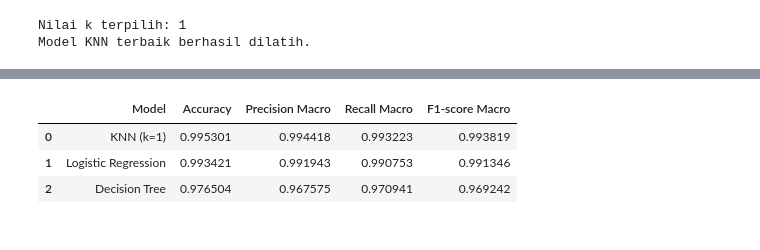
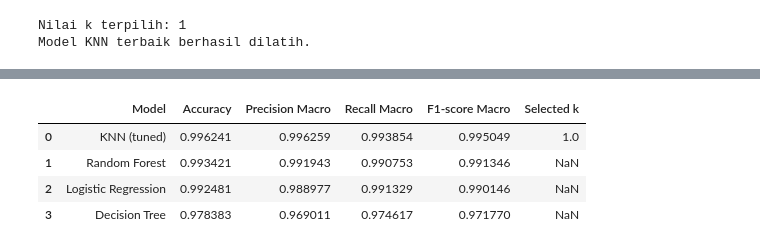
Before and after one commit to Lordzyy43/wineML, a Jupyter notebook: notebooks/03_classification_wine_type.ipynb, the cells around one changed output, grey strips where cells are left out. Saved outputs shown, nothing was run; the diff lists cells and outputs as text; code cells hidden in the pictures.

```diff
--- a/notebooks/03_classification_wine_type.ipynb
+++ b/notebooks/03_classification_wine_type.ipynb
@@ -664,7 +530,7 @@ Cross-validation digunakan untuk mengevaluasi kestabilan performa model pada beb
 Evaluasi dilakukan pada data latih. Data uji tetap dipisahkan untuk menjaga independensi evaluasi akhir. Metrik yang digunakan adalah accuracy, precision macro, recall macro, dan F1-score macro.
 # %%
 
-# 10.1 Cross-validation pada data latih
+# 7.1 Cross-validation baseline pada data latih
 
 from sklearn.model_selection import StratifiedKFold, cross_validate
 
@@ -678,6 +544,7 @@ models_cv = {
     "Logistic Regression": model_lr,
     "Decision Tree": model_dt,
     "KNN (k=5)": model_knn,
+    "Random Forest": rf_model,
 }
 
 scoring = {
@@ -937,56 +807,41 @@ Meskipun demikian, pemilihan parameter \(k=1\) perlu mempertimbangkan sensitivit
 # %%
+# 9.1 Membandingkan model final pada data uji
 
-# 12.1 Perbandingan akhir model klasifikasi
-
-from sklearn.metrics import (
-    accuracy_score,
-    precision_score,
-    recall_score,
-    f1_score
-)
-import pandas as pd
-
-# Menghasilkan prediksi dari setiap model pada data uji
+# Menghasilkan prediksi setiap kandidat pada split test yang sama.
 y_pred_lr = model_lr.predict(X_test)
 y_pred_dt = model_dt.predict(X_test)
 y_pred_knn_best = best_knn.predict(X_test)
+y_pred_rf_test = rf_model.predict(X_test)
 
-# Mengumpulkan hasil prediksi
 models = {
     "Logistic Regression": y_pred_lr,
     "Decision Tree": y_pred_dt,
-    "KNN (k=1)": y_pred_knn_best
+    "KNN (tuned)": y_pred_knn_best,
+    "Random Forest": y_pred_rf_test,
 }
 
-# Menghitung metrik evaluasi
 comparison_results = []
-
 for model_name, predictions in models.items():
     comparison_results.append({
         "Model": model_name,
         "Accuracy": accuracy_score(y_test, predictions),
-        "Precision Macro": precision_score(
-            y_test, predictions, average="macro", zero_division=0
-        ),
-        "Recall Macro": recall_score(
-            y_test, predictions, average="macro", zero_division=0
-        ),
-        "F1-score Macro": f1_score(
-            y_test, predictions, average="macro", zero_division=0
-        )
+        "Precision Macro": precision_score(y_test, predictions, average="macro", zero_division=0),
+        "Recall Macro": recall_score(y_test, predictions, average="macro", zero_division=0),
+        "F1-score Macro": f1_score(y_test, predictions, average="macro", zero_division=0),
     })
 
 comparison_df = pd.DataFrame(comparison_results)
-
-# Mengurutkan berdasarkan F1-score macro tertinggi
+comparison_df["Selected k"] = comparison_df["Model"].map(
+    lambda name: best_k if name == "KNN (tuned)" else None
+)
 comparison_df = comparison_df.sort_values(
     by="F1-score Macro", ascending=False
 ).reset_index(drop=True)
-
 comparison_df
 # %% [output]
-|  | Model | Accuracy | Precision Macro | Recall Macro | F1-score Macro |
-| 0 | KNN (k=1) | 0.995301 | 0.994418 | 0.993223 | 0.993819 |
-| 1 | Logistic Regression | 0.993421 | 0.991943 | 0.990753 | 0.991346 |
-| 2 | Decision Tree | 0.976504 | 0.967575 | 0.970941 | 0.969242 |
+|  | Model | Accuracy | Precision Macro | Recall Macro | F1-score Macro | Selected k |
+| 0 | KNN (tuned) | 0.996241 | 0.996259 | 0.993854 | 0.995049 | 1.0 |
+| 1 | Random Forest | 0.993421 | 0.991943 | 0.990753 | 0.991346 | NaN |
+| 2 | Logistic Regression | 0.992481 | 0.988977 | 0.991329 | 0.990146 | NaN |
+| 3 | Decision Tree | 0.978383 | 0.969011 | 0.974617 | 0.971770 | NaN |
 # %%
```
Also changed, not shown: parts of 45 cells of this notebook, 5 other files.
